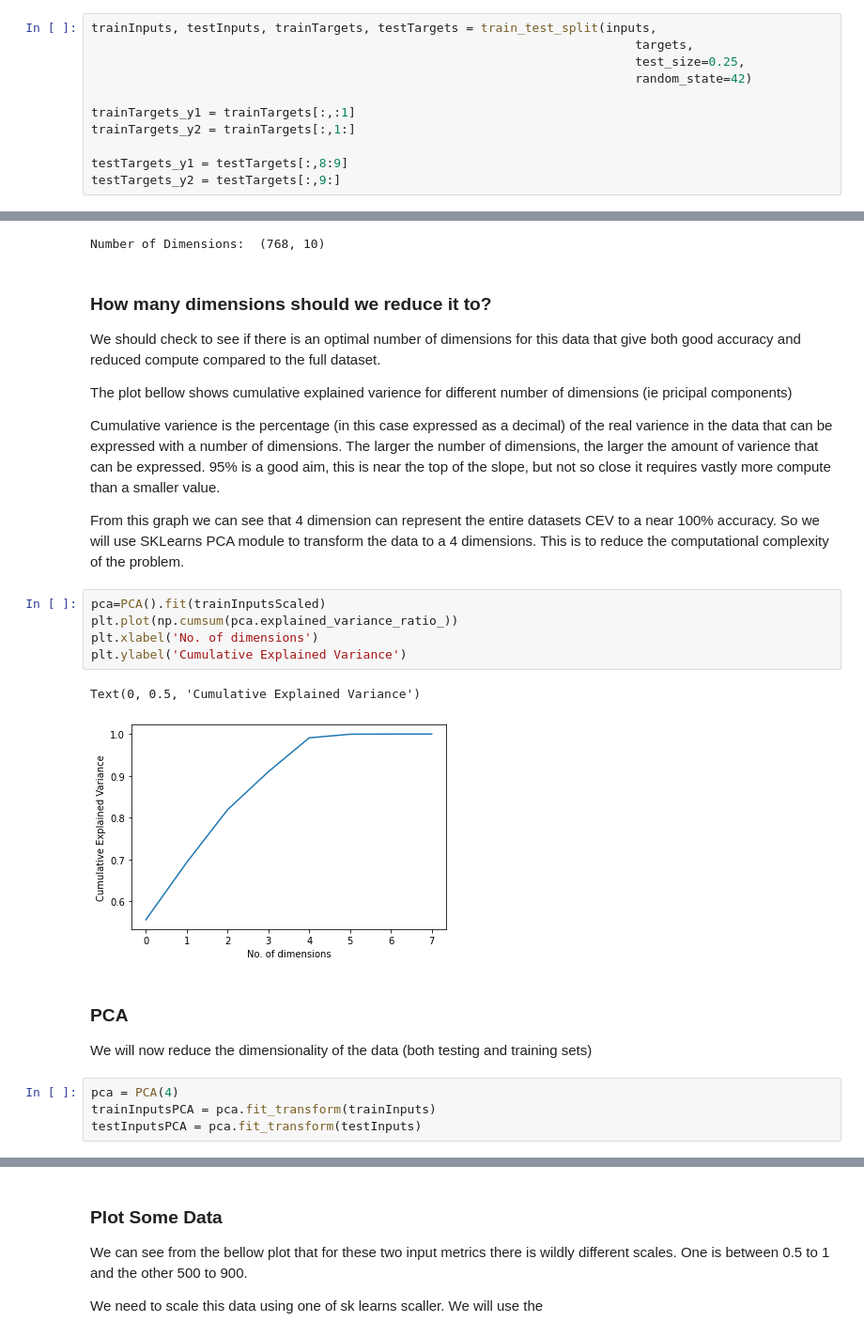
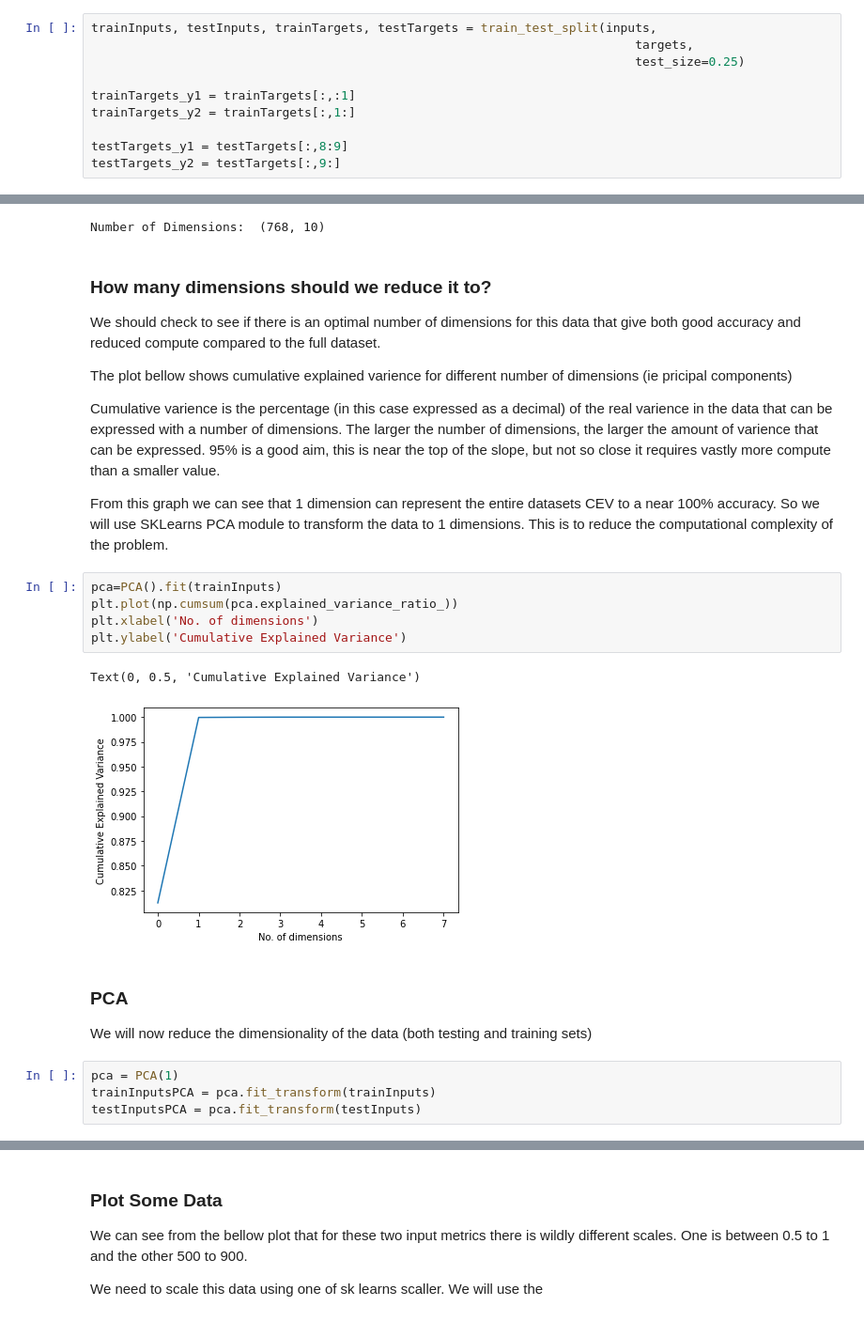
Before and after one commit to Dodecahedrane/COMP-2002-Assignment, a Jupyter notebook: Assignment Notebook.ipynb, the cells around one changed output, grey strips where cells are left out. Shown: that part at 94% size. Cells and saved outputs as stored; diff of their text form.

```diff
--- a/Assignment Notebook.ipynb
+++ b/Assignment Notebook.ipynb
@@ -94,8 +94,7 @@ We need to split the data into a training and testing set, we will have a test s
 # %%
 trainInputs, testInputs, trainTargets, testTargets = train_test_split(inputs,
                                                                           targets,
-                                                                          test_size=0.25,
-                                                                          random_state=42)
+                                                                          test_size=0.25)
 
 trainTargets_y1 = trainTargets[:,:1]
 trainTargets_y2 = trainTargets[:,1:]
@@ -149,21 +128,21 @@ The plot bellow shows cumulative explained varience for different number of dime
 
 Cumulative varience is the percentage (in this case expressed as a decimal) of the real varience in the data that can be expressed with a number of dimensions. The larger the number of dimensions, the larger the amount of varience that can be expressed. 95% is a good aim, this is near the top of the slope, but not so close it requires vastly more compute than a smaller value.
 
-From this graph we can see that 4 dimension can represent the entire datasets CEV to a near 100% accuracy. So we will use SKLearns PCA module to transform the data to a 4 dimensions. This is to reduce the computational complexity of the problem.
+From this graph we can see that 1 dimension can represent the entire datasets CEV to a near 100% accuracy. So we will use SKLearns PCA module to transform the data to 1 dimensions. This is to reduce the computational complexity of the problem.
 # %%
-pca=PCA().fit(trainInputsScaled)
+pca=PCA().fit(trainInputs)
 plt.plot(np.cumsum(pca.explained_variance_ratio_))
 plt.xlabel('No. of dimensions')
 plt.ylabel('Cumulative Explained Variance')
 # %% [output]
 Text(0, 0.5, 'Cumulative Explained Variance')
-[figure, old version]
+[figure, new version]
 # %% [markdown]
 ### PCA
 
 We will now reduce the dimensionality of the data (both testing and training sets)
 # %%
-pca = PCA(4)
+pca = PCA(1)
 trainInputsPCA = pca.fit_transform(trainInputs)
 testInputsPCA = pca.fit_transform(testInputs)
 # %%
```
Also changed, not shown: parts of 27 cells of this notebook.
